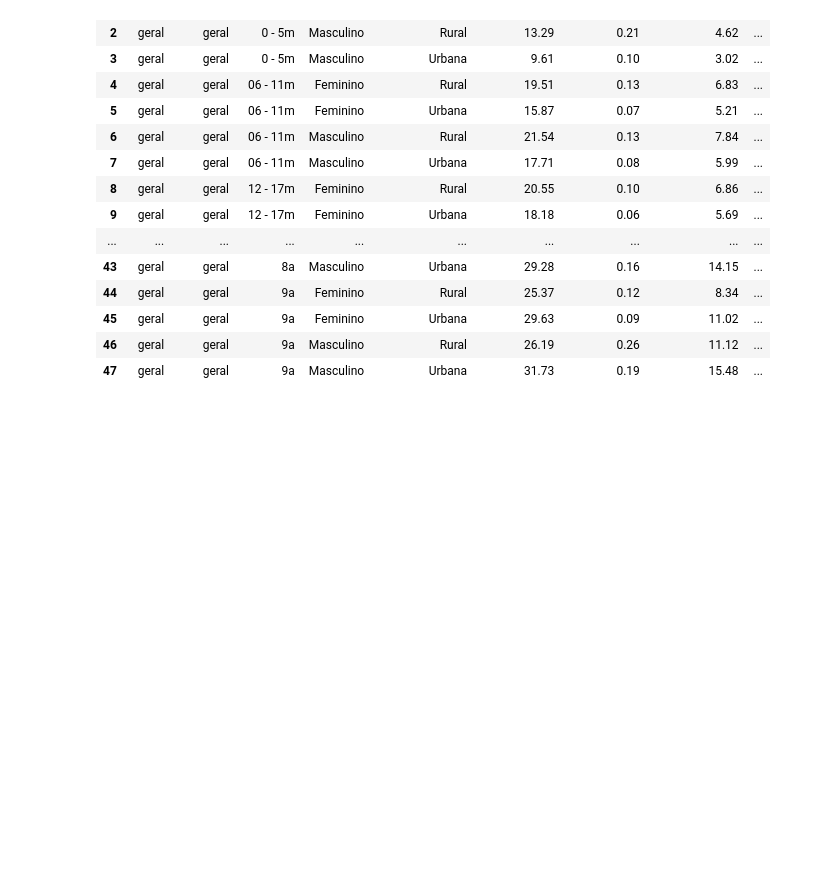
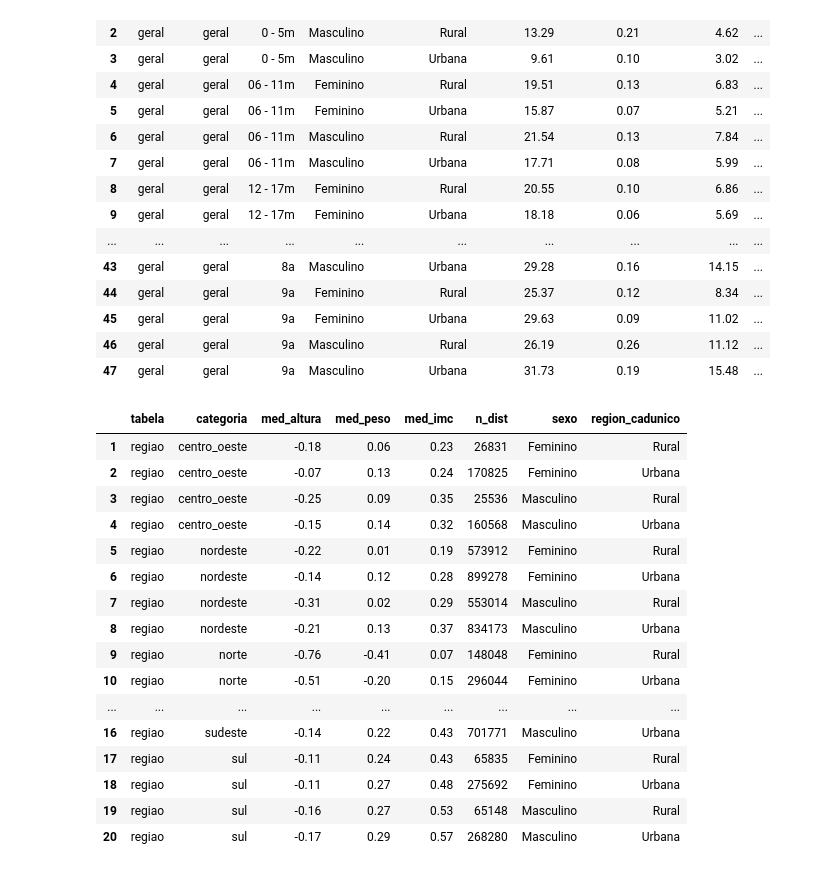
Before and after one commit to ecordeiro/UFMG-obesidade_infantil, a Jupyter notebook: data.ipynb, the cells around one changed output. Saved outputs shown, nothing was run; the diff lists cells and outputs as text; code cells hidden in the pictures; blank space fills up the shorter version.

Commit message:
Inciando a publicação de dados Gerais

```diff
--- a/data.ipynb
+++ b/data.ipynb
@@ -393,3 +405,35 @@ df_categ_geral_prev
 | 45 | geral | geral | 9a | Feminino | Urbana | 29.63 | 0.09 | 11.02 | ... |
 | 46 | geral | geral | 9a | Masculino | Rural | 26.19 | 0.26 | 11.12 | ... |
 | 47 | geral | geral | 9a | Masculino | Urbana | 31.73 | 0.19 | 15.48 | ... |
+# %%
+from pathlib import Path
+import pandas as pd
+
+caminho = Path("dados") / "originais" / "dados_gerais_sexo_region_cadunico.csv"
+
+# Carregar os dados de Categorias e Sexo, separando por tabela
+df_gerais = pd.read_csv(caminho,sep=',', decimal='.')
+df_geral_geral =  df_gerais.query("tabela == 'geral'")
+df_geral_regiao =  df_gerais.query("tabela == 'regiao'")
+df_geral_estados =  df_gerais.query("tabela == 'estados'")
+df_geral_raca =  df_gerais.query("tabela == 'raca'")
+# %%
+df_geral_regiao
+# %% [output]
+|  | tabela | categoria | med_altura | med_peso | med_imc | n_dist | sexo | region_cadunico |
+| 1 | regiao | centro_oeste | -0.18 | 0.06 | 0.23 | 26831 | Feminino | Rural |
+| 2 | regiao | centro_oeste | -0.07 | 0.13 | 0.24 | 170825 | Feminino | Urbana |
+| 3 | regiao | centro_oeste | -0.25 | 0.09 | 0.35 | 25536 | Masculino | Rural |
+| 4 | regiao | centro_oeste | -0.15 | 0.14 | 0.32 | 160568 | Masculino | Urbana |
+| 5 | regiao | nordeste | -0.22 | 0.01 | 0.19 | 573912 | Feminino | Rural |
+| 6 | regiao | nordeste | -0.14 | 0.12 | 0.28 | 899278 | Feminino | Urbana |
+| 7 | regiao | nordeste | -0.31 | 0.02 | 0.29 | 553014 | Masculino | Rural |
+| 8 | regiao | nordeste | -0.21 | 0.13 | 0.37 | 834173 | Masculino | Urbana |
+| 9 | regiao | norte | -0.76 | -0.41 | 0.07 | 148048 | Feminino | Rural |
+| 10 | regiao | norte | -0.51 | -0.20 | 0.15 | 296044 | Feminino | Urbana |
+| ... | ... | ... | ... | ... | ... | ... | ... | ... |
+| 16 | regiao | sudeste | -0.14 | 0.22 | 0.43 | 701771 | Masculino | Urbana |
+| 17 | regiao | sul | -0.11 | 0.24 | 0.43 | 65835 | Feminino | Rural |
+| 18 | regiao | sul | -0.11 | 0.27 | 0.48 | 275692 | Feminino | Urbana |
+| 19 | regiao | sul | -0.16 | 0.27 | 0.53 | 65148 | Masculino | Rural |
+| 20 | regiao | sul | -0.17 | 0.29 | 0.57 | 268280 | Masculino | Urbana |
```
Also changed, not shown: parts of 10 cells of this notebook, 6 other files.
